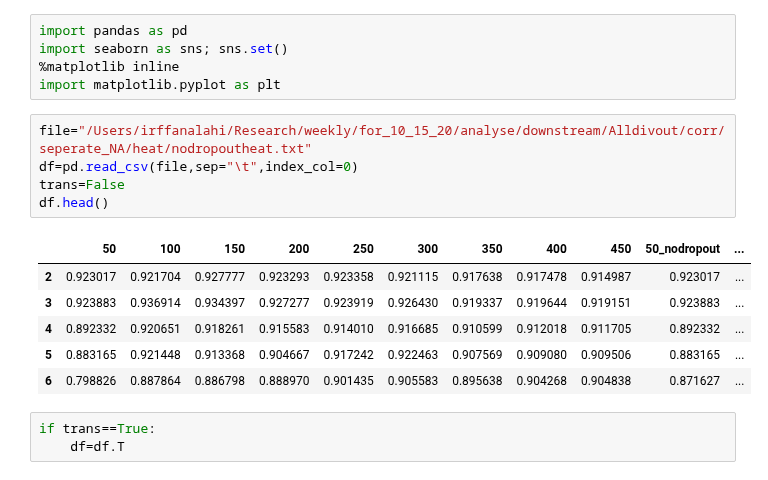
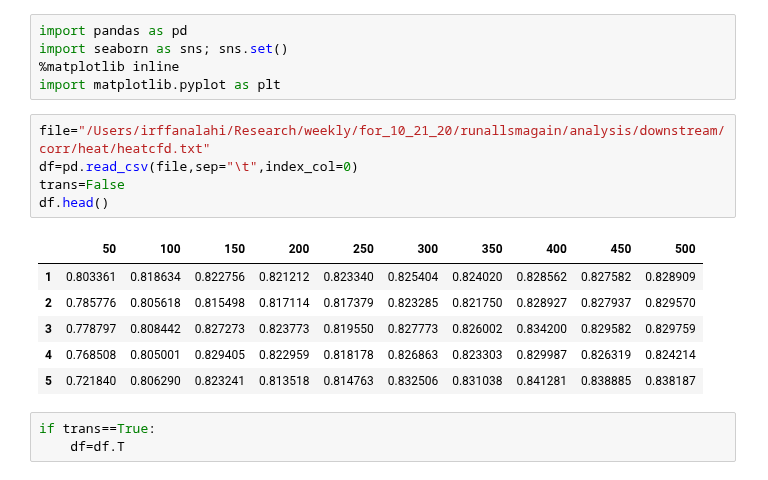
Before and after one commit to Irfanwustl/Research_code, a Jupyter notebook: visualization/heatmap/simple_heatmap.ipynb, the cells around one changed output. Drawn from its saved outputs; the diff is of its cells as text.

```diff
--- a/visualization/heatmap/simple_heatmap.ipynb
+++ b/visualization/heatmap/simple_heatmap.ipynb
@@ -4,17 +4,17 @@ import seaborn as sns; sns.set()
 %matplotlib inline
 import matplotlib.pyplot as plt
 # %%
-file="/Users/irffanalahi/Research/weekly/for_10_15_20/analyse/downstream/Alldivout/corr/seperate_NA/heat/nodropoutheat.txt"
+file="/Users/irffanalahi/Research/weekly/for_10_21_20/runallsmagain/analysis/downstream/corr/heat/heatcfd.txt"
 df=pd.read_csv(file,sep="\t",index_col=0)
 trans=False
 df.head()
 # %% [output]
-|  | 50 | 100 | 150 | 200 | 250 | 300 | 350 | 400 | 450 | 50_nodropout | ... |
-| 2 | 0.923017 | 0.921704 | 0.927777 | 0.923293 | 0.923358 | 0.921115 | 0.917638 | 0.917478 | 0.914987 | 0.923017 | ... |
-| 3 | 0.923883 | 0.936914 | 0.934397 | 0.927277 | 0.923919 | 0.926430 | 0.919337 | 0.919644 | 0.919151 | 0.923883 | ... |
-| 4 | 0.892332 | 0.920651 | 0.918261 | 0.915583 | 0.914010 | 0.916685 | 0.910599 | 0.912018 | 0.911705 | 0.892332 | ... |
-| 5 | 0.883165 | 0.921448 | 0.913368 | 0.904667 | 0.917242 | 0.922463 | 0.907569 | 0.909080 | 0.909506 | 0.883165 | ... |
-| 6 | 0.798826 | 0.887864 | 0.886798 | 0.888970 | 0.901435 | 0.905583 | 0.895638 | 0.904268 | 0.904838 | 0.871627 | ... |
+|  | 50 | 100 | 150 | 200 | 250 | 300 | 350 | 400 | 450 | 500 |
+| 1 | 0.803361 | 0.818634 | 0.822756 | 0.821212 | 0.823340 | 0.825404 | 0.824020 | 0.828562 | 0.827582 | 0.828909 |
+| 2 | 0.785776 | 0.805618 | 0.815498 | 0.817114 | 0.817379 | 0.823285 | 0.821750 | 0.828927 | 0.827937 | 0.829570 |
+| 3 | 0.778797 | 0.808442 | 0.827273 | 0.823773 | 0.819550 | 0.827773 | 0.826002 | 0.834200 | 0.829582 | 0.829759 |
+| 4 | 0.768508 | 0.805001 | 0.829405 | 0.822959 | 0.818178 | 0.826863 | 0.823303 | 0.829987 | 0.826319 | 0.824214 |
+| 5 | 0.721840 | 0.806290 | 0.823241 | 0.813518 | 0.814763 | 0.832506 | 0.831038 | 0.841281 | 0.838885 | 0.838187 |
 # %%
 if trans==True:
     df=df.T
```
Also changed, not shown: parts of 2 cells of this notebook, 18 other files.
